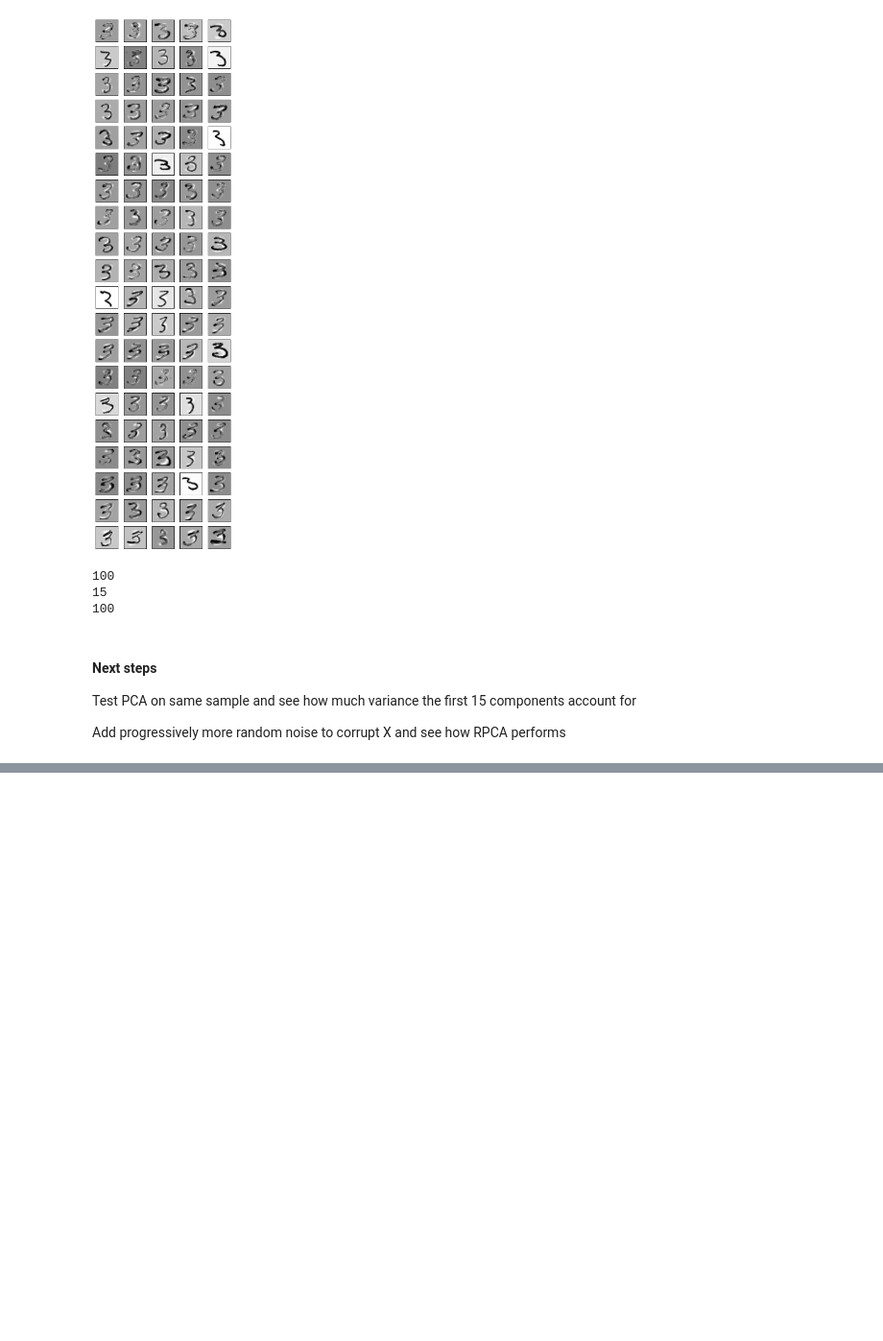
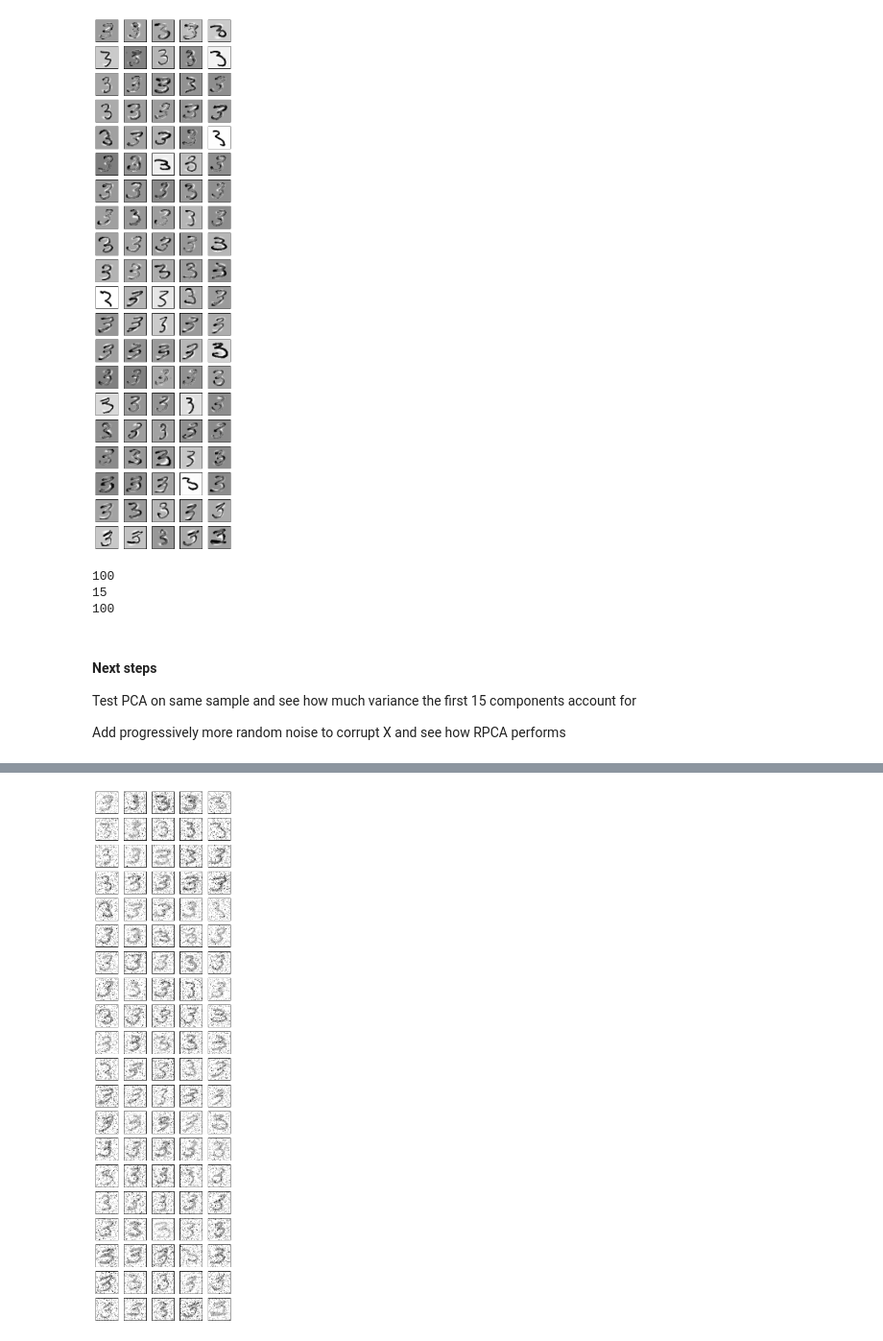
Before and after one commit to pcooper-chi/rpca, a Jupyter notebook: MNIST_test.ipynb, the cells around one changed output, grey strips where cells are left out. Shown at 96% size. Cells and saved outputs as stored; diff of their text form; code cells hidden in the pictures; blank space fills up the shorter version.

```diff
--- a/MNIST_test.ipynb
+++ b/MNIST_test.ipynb
@@ -76,0 +117,7 @@ Add progressively more random noise to corrupt X and see how RPCA performs
+# %%
+X_c = mnist_corrupted
+L_c,S_c = RPCA(X_c)
+# %%
+mnist_subplots(X_c)
+# %% [output]
+[figure, added]
```
Also changed, not shown: parts of 27 cells of this notebook, 4 other files.
